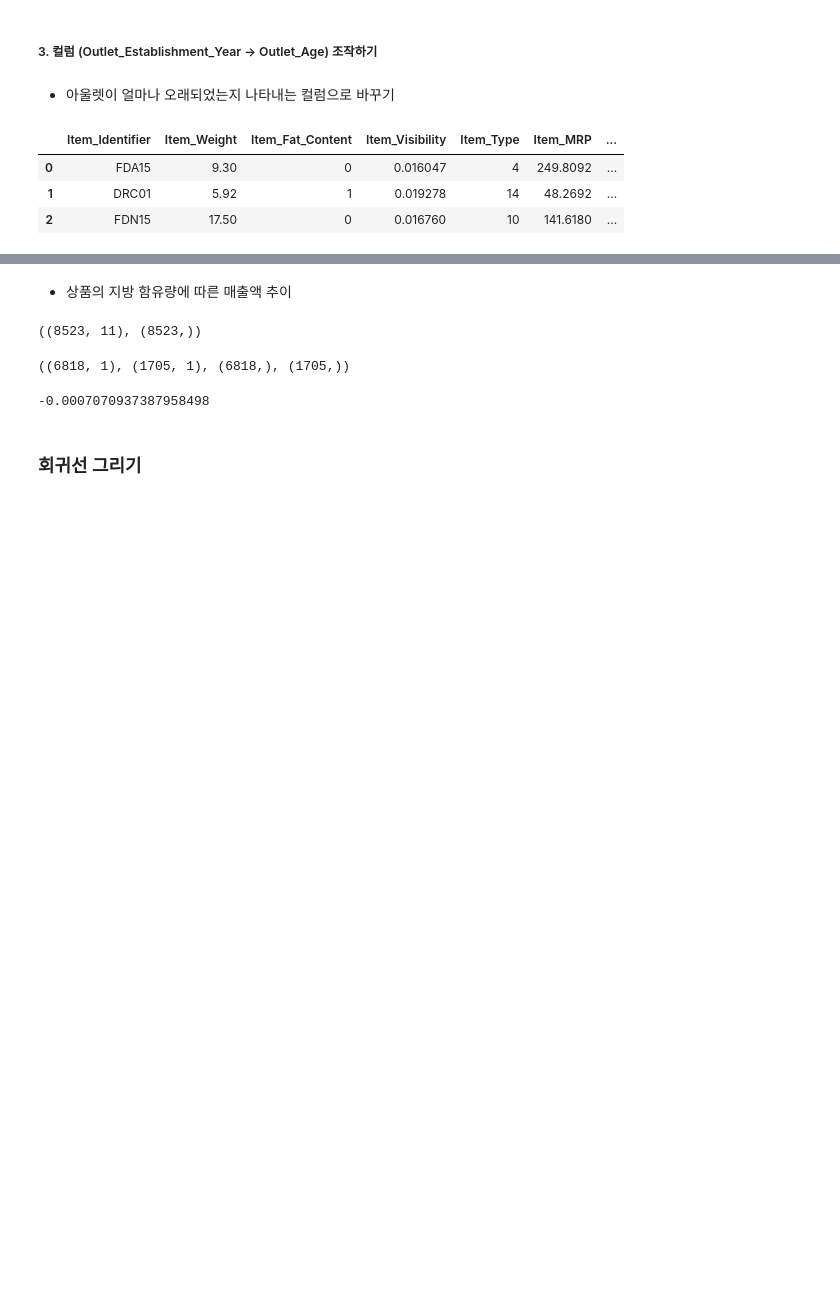
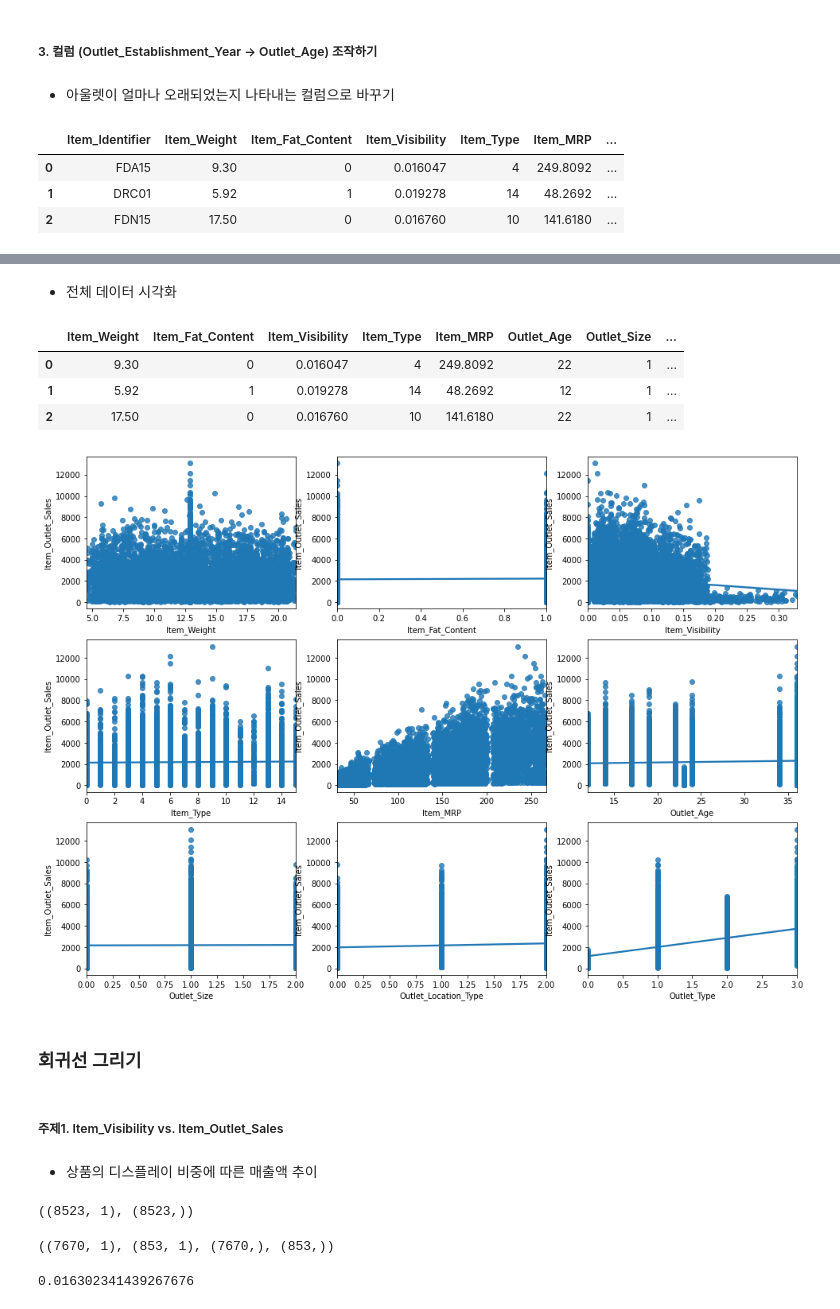
Before and after one commit to 1unasy/MachineLearning-2021-12, a Jupyter notebook: 04.회귀/07.과제_Bigmart_Sales_Prediction.ipynb, the cells around one changed output, grey strips where cells are left out. Saved outputs shown, nothing was run; the diff lists cells and outputs as text; code cells hidden in the pictures; blank space fills up the shorter version.

```diff
--- a/04.회귀/07.과제_Bigmart_Sales_Prediction.ipynb
+++ b/04.회귀/07.과제_Bigmart_Sales_Prediction.ipynb
@@ -141,26 +137,48 @@ df.head(3)
-# %% [markdown]
-- 상품의 지방 함유량에 따른 매출액 추이
-# %%
-fat = df.Item_Fat_Content.values.reshape(-1,1)    # X 값
-sale_amount = df.Item_Outlet_Sales.values   # target(label) 값
-X.shape, y.shape
-# %% [output]
-((8523, 11), (8523,))
-# %%
-from sklearn.model_selection import train_test_split
-X_train, X_test, y_train, y_test = train_test_split(
-    fat, sale_amount, test_size=0.2, random_state=2021
-)
-
-X_train.shape, X_test.shape, y_train.shape, y_test.shape
-# %% [output]
-((6818, 1), (1705, 1), (6818,), (1705,))
-# %%
-from sklearn.linear_model import LinearRegression
-lr = LinearRegression()
-lr.fit(X_train, y_train)
-lr.score(X_test, y_test)
-# %% [output]
--0.0007070937387958498
+# %% [markdown]
+- 전체 데이터 시각화
+# %%
+# 필요한 컬럼만 들고오기
+df.drop(columns=['Item_Identifier','Outlet_Identifier'], inplace=True)
+df.head(3)
+# %% [output]
+|  | Item_Weight | Item_Fat_Content | Item_Visibility | Item_Type | Item_MRP | Outlet_Age | Outlet_Size | ... |
+| 0 | 9.30 | 0 | 0.016047 | 4 | 249.8092 | 22 | 1 | ... |
+| 1 | 5.92 | 1 | 0.019278 | 14 | 48.2692 | 12 | 1 | ... |
+| 2 | 17.50 | 0 | 0.016760 | 10 | 141.6180 | 22 | 1 | ... |
+# %%
+_, axs = plt.subplots(nrows=3, ncols=3, figsize=(16,12))
+for i, feature in enumerate(df.columns[:-1]):
+    row, col = i//3, i%3
+    sns.regplot(x=feature, y='Item_Outlet_Sales', data=df, ax=axs[row][col])
+# %% [output]
+[figure, added]
 # %% [markdown]
 ### 회귀선 그리기
+# %% [markdown]
+##### 주제1. Item_Visibility vs. Item_Outlet_Sales
+# %% [markdown]
+- 상품의 디스플레이 비중에 따른 매출액 추이
+# %%
+item_visibility = df.Item_Visibility.values.reshape(-1,1)    # X 값
+sales_amount = df.Item_Outlet_Sales.values   # target(label) 값
+item_visibility.shape, sales_amount.shape
+# %% [output]
+((8523, 1), (8523,))
+# %%
+# 학습 / 테스트 데이터셋 분리
+from sklearn.model_selection import train_test_split
+X_train, X_test, y_train, y_test = train_test_split(
+    item_visibility, sales_amount, test_size=0.1, random_state=2021
+)
+
+X_train.shape, X_test.shape, y_train.shape, y_test.shape
+# %% [output]
+((7670, 1), (853, 1), (7670,), (853,))
+# %%
+# 학습 데이터로 훈련 및 예측
+from sklearn.linear_model import LinearRegression   # 단순선형회귀
+lr = LinearRegression()
+lr.fit(X_train, y_train)
+lr.score(X_test, y_test)
+# %% [output]
+0.016302341439267676
```
Also changed, not shown: parts of 19 cells of this notebook.
